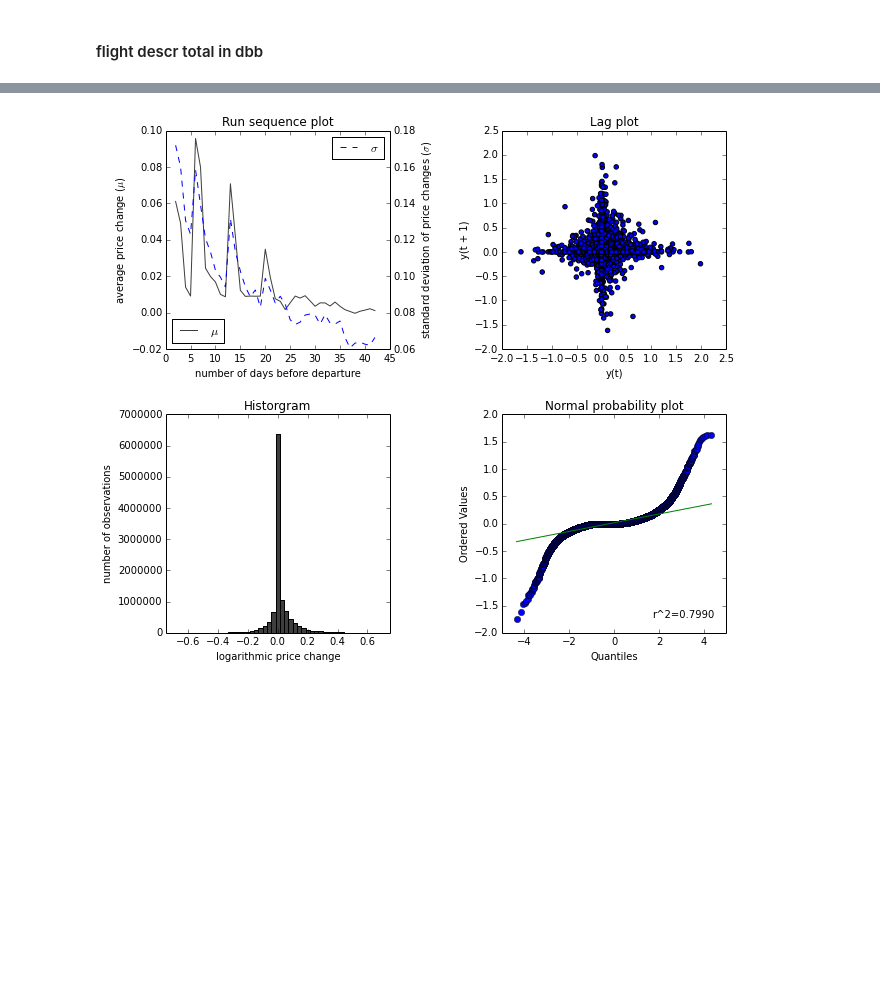
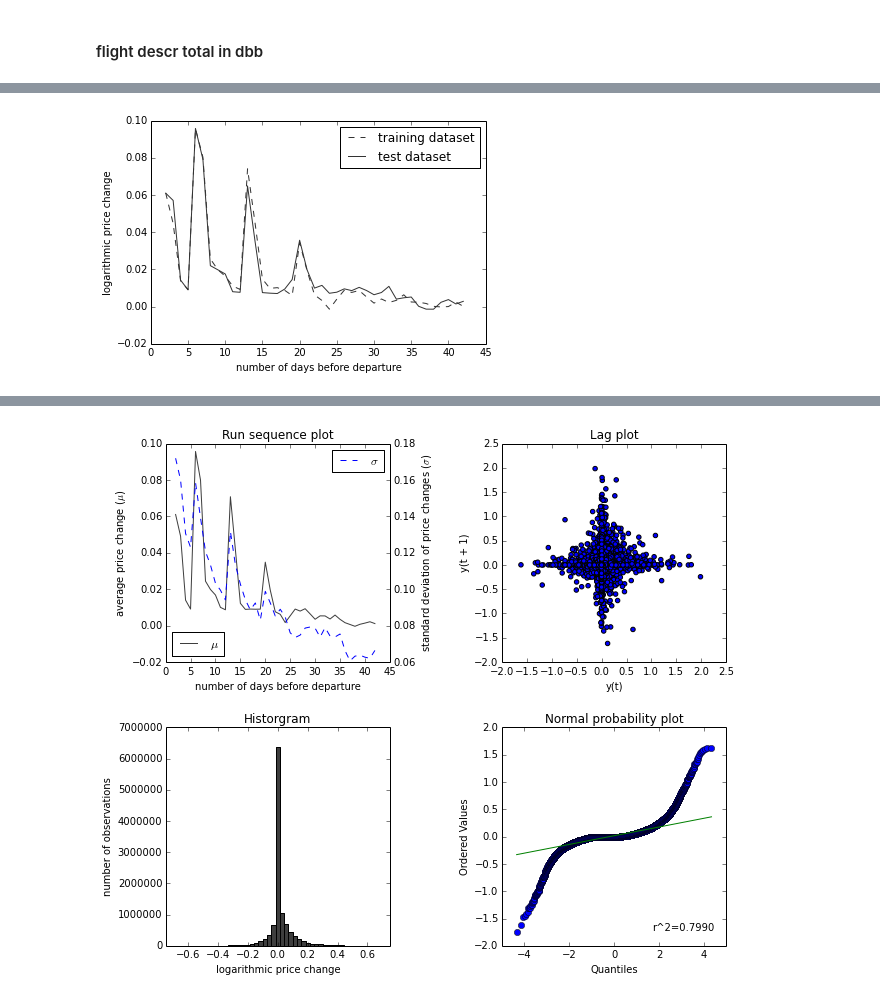
Before and after one commit to vankempen/Thesis, a Jupyter notebook: Simulation/Descriptive Statistics.ipynb, the cells around one changed output, grey strips where cells are left out. Saved outputs shown, nothing was run; the diff lists cells and outputs as text; code cells hidden in the pictures; blank space fills up the shorter version.

```diff
--- a/Simulation/Descriptive Statistics.ipynb
+++ b/Simulation/Descriptive Statistics.ipynb
@@ -244,0 +282,14 @@ dailyReturns = tp.T.shift(1).T-tp
+# %%
+d_test = dr_test.mean()
+# %%
+d_train = dr_train.mean()
+# %%
+plot(range(1,43), d_train, '--', color='#333333', label='training dataset')
+plot(range(1,43), d_test, 'k', color='#333333', label='test dataset')
+
+xlabel('number of days before departure')
+ylabel('logarithmic price change')
+legend()
+#plt.savefig('/home/patrick/Thesis/ThesisTemplate/figures/Train-Test_DailyReturns.png')
+# %% [output]
+[figure, added]
```
Also changed, not shown: parts of 11 cells of this notebook, 7 other files.
